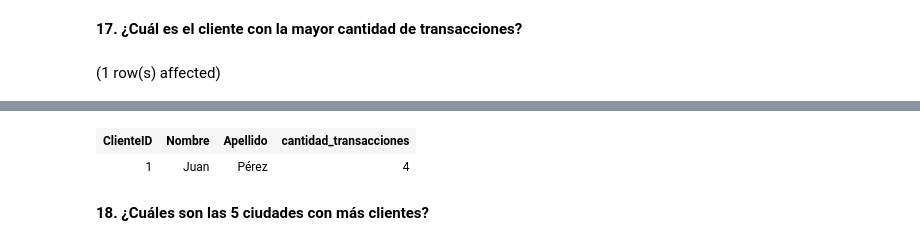
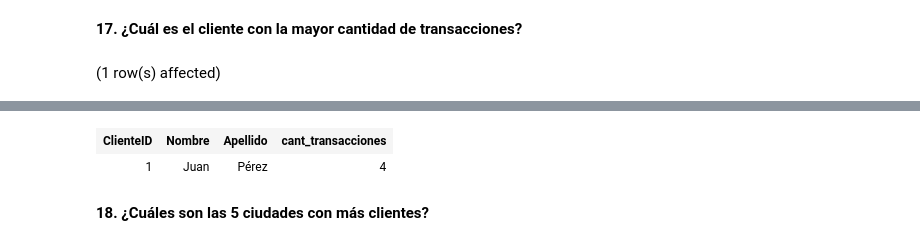
Before and after one commit to mizos0512/curso_sql, a Jupyter notebook: notebooks/Practica_Final_SQL.ipynb, the cells around one changed output, grey strips where cells are left out. Drawn from its saved outputs; the diff is of its cells as text; code cells hidden in the pictures.

```diff
--- a/notebooks/Practica_Final_SQL.ipynb
+++ b/notebooks/Practica_Final_SQL.ipynb
@@ -605,10 +605,10 @@ Total execution time: 00:00:01.003
 # %% [markdown]
 **17. ¿Cuál es el cliente con la mayor cantidad de transacciones?**
 # %%
-SELECT cl.ClienteID, cl.Nombre, cl.Apellido, COUNT(tr.transaccionID) AS cant_transacciones
+SELECT cl.ClienteID, cl.Nombre, cl.Apellido, COUNT(t.transaccionID) AS cant_transacciones
 FROM bank.clientes cl
 JOIN bank.cuentas cu ON cl.ClienteID = cu.ClienteID
-JOIN bank.transacciones tr ON cu.CuentaID = tr.CuentaID
+JOIN bank.transacciones t ON cu.CuentaID = t.CuentaID
 GROUP BY cl.ClienteID, cl.Nombre, cl.Apellido
 ORDER BY cant_transacciones DESC
 LIMIT 1;
@@ -618,4 +618,4 @@ Total execution time: 00:00:01.013
-| ClienteID | Nombre | Apellido | cantidad_transacciones |
+| ClienteID | Nombre | Apellido | cant_transacciones |
 | 1 | Juan | Pérez | 4 |
 # %% [markdown]
 **18. ¿Cuáles son las 5 ciudades con más clientes?**
```
Also changed, not shown: parts of 20 cells of this notebook.
